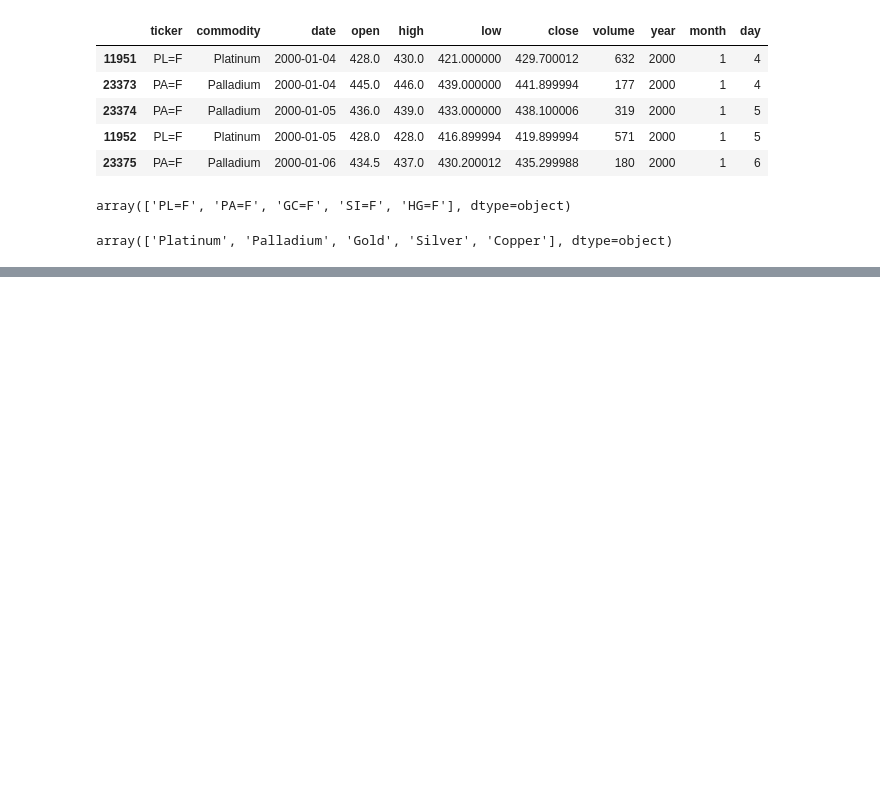
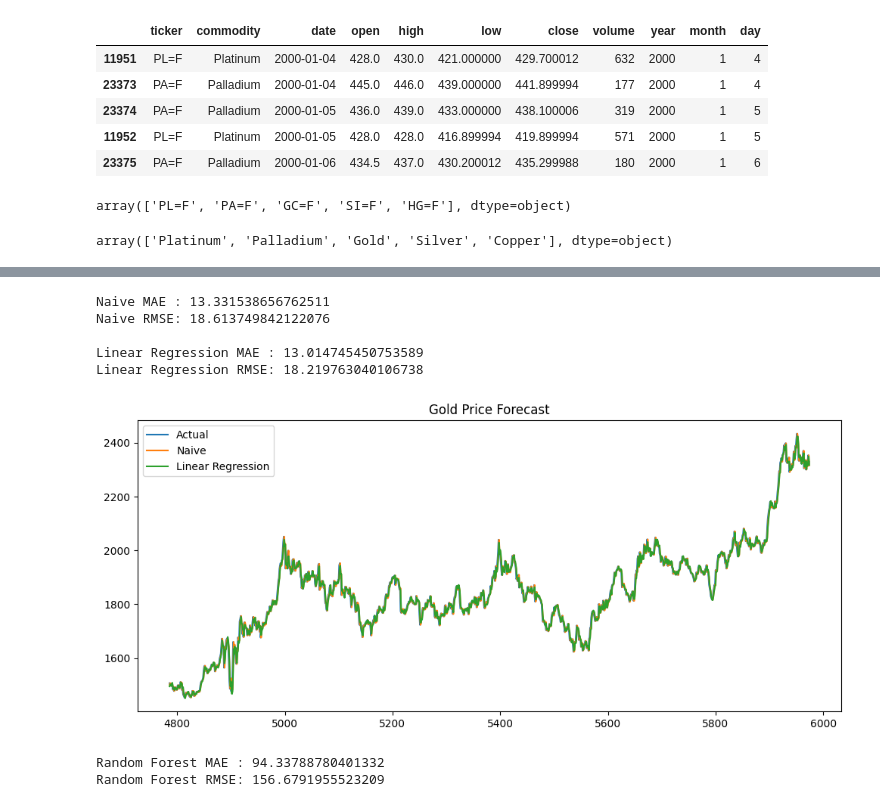
Before and after one commit to mayurimamdi/Silver-Gold-Platinum-Price-Forecasting, a Jupyter notebook: notebook/Code.ipynb, the cells around one changed output, grey strips where cells are left out. Cells and saved outputs as stored; diff of their text form; code cells hidden in the pictures; blank space fills up the shorter version.

```diff
--- a/notebook/Code.ipynb
+++ b/notebook/Code.ipynb
@@ -291,0 +355,66 @@ Seems overfitting need to check some things
+# %%
+X = gold_df[['lag_1', 'lag_7', 'lag_30',
+             'roll_mean_7', 'roll_std_7']]
+y = gold_df['close']
+# %%
+train_size = int(len(gold_df) * 0.8)
+
+X_train = X.iloc[:train_size]
+X_test  = X.iloc[train_size:]
+
+y_train = y.iloc[:train_size]
+y_test  = y.iloc[train_size:]
+# %%
+naive_pred = X_test['lag_1']
+# %%
+from sklearn.linear_model import LinearRegression
+
+lr = LinearRegression()
+lr.fit(X_train, y_train)
+
+lr_pred = lr.predict(X_test)
+# %%
+from sklearn.metrics import mean_absolute_error, mean_squared_error
+import numpy as np
+
+def evaluate(y_true, y_pred, name):
+    print(f"{name} MAE :", mean_absolute_error(y_true, y_pred))
+    print(f"{name} RMSE:", np.sqrt(mean_squared_error(y_true, y_pred)))
+    print()
+
+evaluate(y_test, naive_pred, "Naive")
+evaluate(y_test, lr_pred, "Linear Regression")
+# %% [output]
+Naive MAE : 13.331538656762511
+Naive RMSE: 18.613749842122076
+
+Linear Regression MAE : 13.014745450753589
+Linear Regression RMSE: 18.219763040106738
+# %%
+import matplotlib.pyplot as plt
+
+plt.figure(figsize=(12,5))
+plt.plot(y_test.index, y_test, label='Actual')
+plt.plot(y_test.index, naive_pred, label='Naive')
+plt.plot(y_test.index, lr_pred, label='Linear Regression')
+plt.legend()
+plt.title('Gold Price Forecast')
+plt.show()
+# %% [output]
+[figure, added]
+# %%
+from sklearn.ensemble import RandomForestRegressor
+
+rf = RandomForestRegressor(
+    n_estimators=200,
+    max_depth=10,
+    random_state=42
+)
+
+rf.fit(X_train, y_train)
+rf_pred = rf.predict(X_test)
+
+evaluate(y_test, rf_pred, "Random Forest")
+# %% [output]
+Random Forest MAE : 94.33788780401332
+Random Forest RMSE: 156.6791955523209
```
Also changed, not shown: parts of 33 cells of this notebook.
